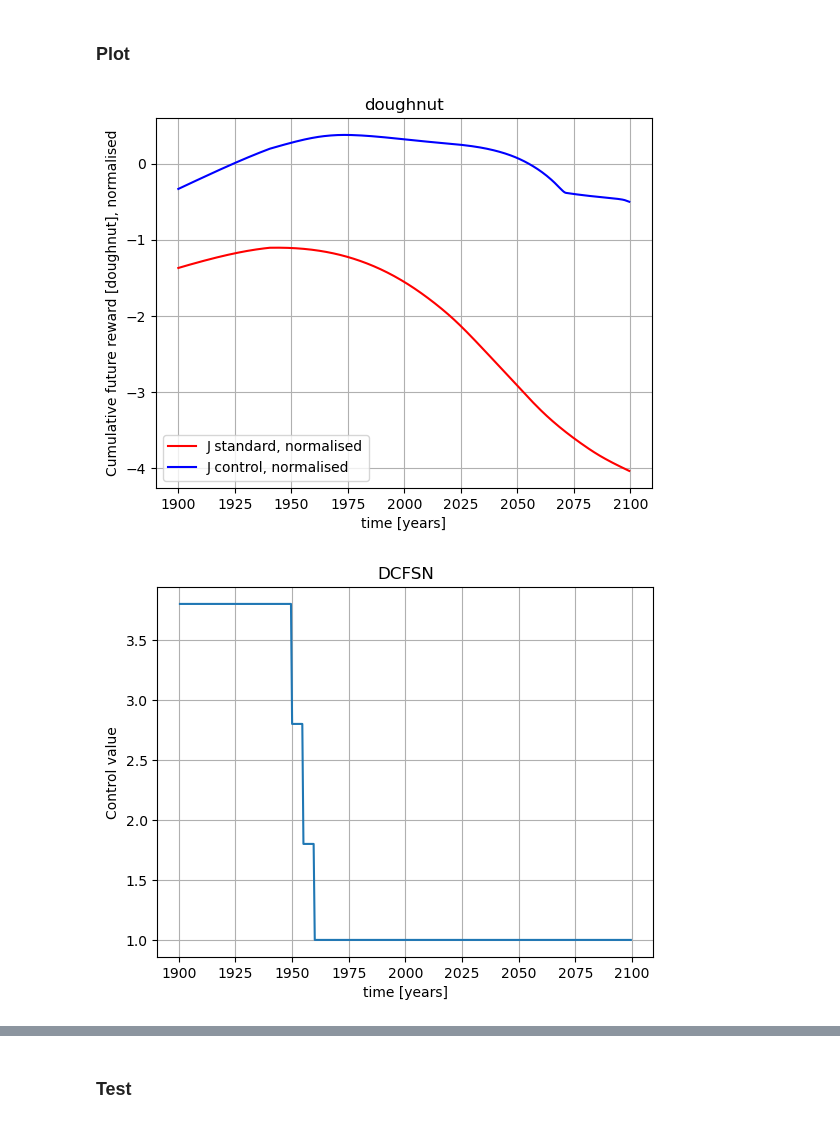
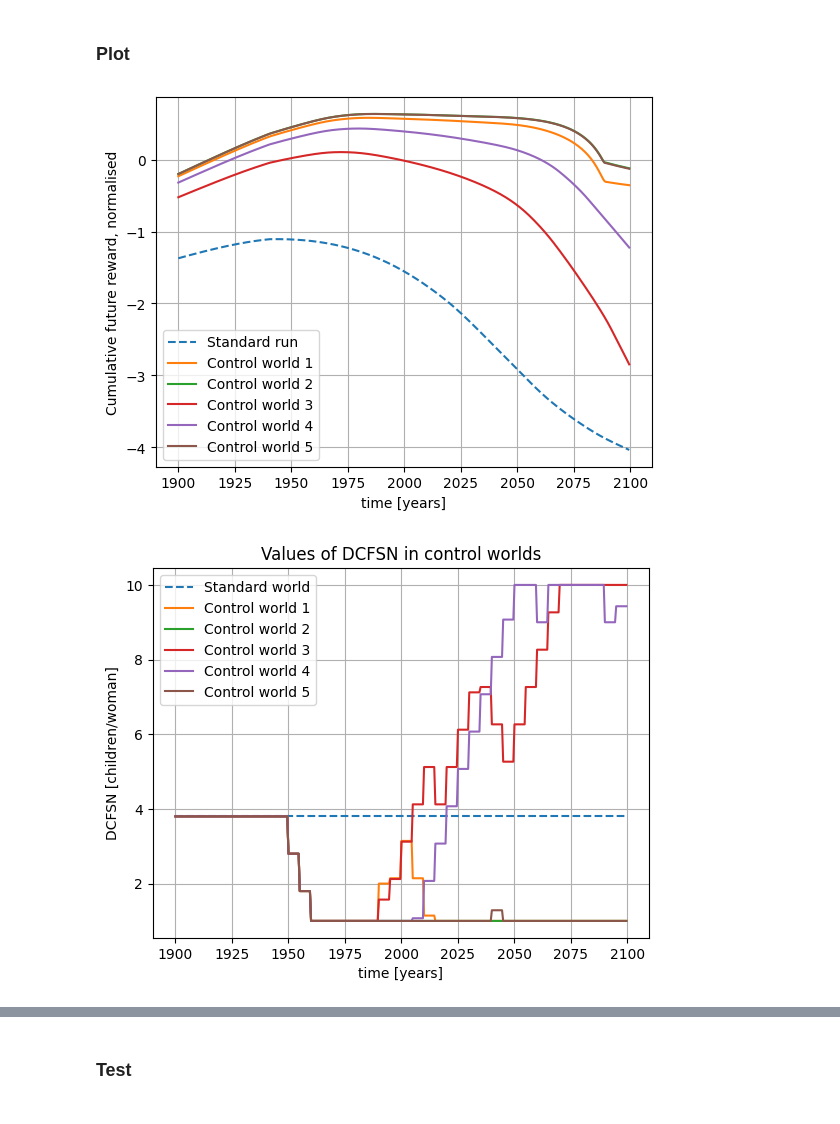
Before and after one commit to orsvik/PyWorld3-03-control, a Jupyter notebook: plotter.ipynb, the cells around one changed output, grey strips where cells are left out. Saved outputs shown, nothing was run; the diff lists cells and outputs as text; code cells hidden in the pictures.

```diff
--- a/plotter.ipynb
+++ b/plotter.ipynb
@@ -149,25 +149,25 @@ def extract_data_from(ctrlworld_id=None, reward_name=REWARD_NAME, train_id=TRAIN
     return world, Js, Js_norm, nn_approx, nn_approx_norm, reward, ctrl_vals, times
 
 
-def extract_and_add_from(reward_dict_of_dicts, world3_objects, control_values, ctrlworld_id=None, reward_name=REWARD_NAME, train_id=TRAIN_ID, rl_id=RL_ID):
+def extract_and_add_from(reward_dict_of_dicts, world3_objects, control_values, ctrlworld_id=None, reward_name=REWARD_NAME, train_id=TRAIN_ID, rl_id=RL_ID, local_id=None):
     # Returns World3 object and times, and stores information in existing dictionaries
 
     _, _, ctrl_names, _, _, _ = read_json(ctrlworld_id, reward_name, train_id, rl_id)
 
     world, Js, Js_norm, nn_approx, nn_approx_norm, reward, ctrl_vals, times = extract_data_from(ctrlworld_id, reward_name, train_id, rl_id)
 
-    if ctrlworld_id==None:
+    if local_id==None:
         id="std"
     else:
-        id=ctrlworld_id
+        id=local_id
 
     world3_objects[id] = world
 
-    reward_dict_of_dicts["J"][id][train_id] = Js
-    reward_dict_of_dicts["Jnorm"][id][train_id] = Js_norm
-    reward_dict_of_dicts["nn"][id][train_id] = nn_approx
-    reward_dict_of_dicts["nnnorm"][id][train_id] = nn_approx_norm
-    reward_dict_of_dicts["reward"][id][train_id] = reward
+    reward_dict_of_dicts["J"][id] = Js
+    reward_dict_of_dicts["Jnorm"][id] = Js_norm
+    reward_dict_of_dicts["nn"][id] = nn_approx
+    reward_dict_of_dicts["nnnorm"][id] = nn_approx_norm
+    reward_dict_of_dicts["reward"][id] = reward
 
     for control_name in ctrl_names:
         control_values[id][control_name] = ctrl_vals[control_name]
@@ -200,48 +200,62 @@ def main_data_extraction():
 # %% [markdown]
 #### Run functions
 # %%
-train_ids=["1", "2", "3", "4", "5"]
+train_ids=[]
+all_ids = [None]
 
-reward_dict_of_dicts, worlds, control_values = setup_all_dictionaries(ctrlworld_ids=CTRLWORLD_IDS)
-world_reference, time = extract_and_add_from(reward_dict_of_dicts, worlds, control_values, ctrlworld_id=None)
+for n in range(1, 5+1):
+     train_ids.append(str(n))
+     all_ids.append(str(n))
+
+
+
+reward_dict_of_dicts, worlds, control_values = setup_all_dictionaries(ctrlworld_ids=all_ids)
+world_reference, time = extract_and_add_from(reward_dict_of_dicts, worlds, control_values, ctrlworld_id=None, train_id="1", rl_id="1", local_id="std")
 for id in train_ids:
-     _, _ = extract_and_add_from(reward_dict_of_dicts, worlds, control_values, ctrlworld_id=CTRWORLD_ID, reward_name=REWARD_NAME, train_id=id, rl_id=id)
+     _, _ = extract_and_add_from(reward_dict_of_dicts, worlds, control_values, ctrlworld_id=CTRLWORLD_ID, train_id=id, rl_id=id, local_id=id)
 # %% [markdown]
 ### Plot
 # %%
 start = 0
 end = -1
+reward_type = "Jnorm"
 
-plt.plot(time[start:end], reward_dict_of_dicts["Jnorm"]["std"]["1"][start:end], 'r', label="J standard, normalised")
+plt.plot(time[start:end], reward_dict_of_dicts[reward_type]["std"][start:end], label="Standard run", linestyle='--')
 #plt.plot(time[start:end], reward_dict_of_dicts["nnnorm"]["std"][start:end], 'r', label="nn on standard, normalised", linestyle='--')
 
+#plt.plot(time[start:end], reward_dict_of_dicts[reward_type]["1"][start:end], 'b', label="Controlled worlds")
 for id in train_ids:
-    plt.plot(time[start:end], reward_dict_of_dicts["Jnorm"][CTRLWORLD_ID][id][start:end], 'b', label="J control, normalised")
+    plt.plot(time[start:end], reward_dict_of_dicts[reward_type][id][start:end], label=f"Control world {id}")
     #plt.plot(time[start:end], reward_dict_of_dicts["nnnorm"][ctrlworld_id][start:end], 'b', label="nn on control, normalised", linestyle='--')
 
 
 
 
 plt.xlabel("time [years]")
-plt.ylabel(f"Cumulative future reward [{REWARD_NAME}], normalised")
-plt.title(f"{REWARD_NAME}")
+plt.ylabel(f"Cumulative future reward, normalised")
+#plt.title(f"{REWARD_NAME}")
 plt.legend()
 plt.grid()
-plt.savefig(f"plots_clean/{REWARD_NAME}/J_norm_{CTRLWORLD_ID}")
 plt.show()
 # %% [output]
-[figure, old version]
+[figure, new version]
 # %%
+control_name = "DCFSN"
 
+start_1950 = 100
+
+plt.plot(time[start:end], 3.8*np.ones(len(time[start:end])), label="Standard world", linestyle='--')
 
 for id in train_ids:
-    plt.plot(time[start:end], control_values[CTRLWORLD_ID][id]["DCFSN"][start:end])
+    plt.plot(time[start:end], worlds[id].dcfsn[start:end], label=f"Control world {id}", linestyle='-')
+    # control_values[id][control_name][start:end]
 
-plt.ylabel("Control value"),
+plt.ylabel("DCFSN [children/woman]"),
 plt.xlabel("time [years]")
-plt.title(f"{CTRLWORLD_ID}")
+#plt.title("DCFSN")
 plt.grid()
-plt.savefig(f"plots_clean/{REWARD_NAME}/controls_{CTRLWORLD_ID}")
+plt.title("Values of DCFSN in control worlds")
+plt.legend()
 plt.show()
 # %% [output]
-[figure, old version]
+[figure, new version]
```
Also changed, not shown: parts of 8 cells of this notebook, 15 other files.
